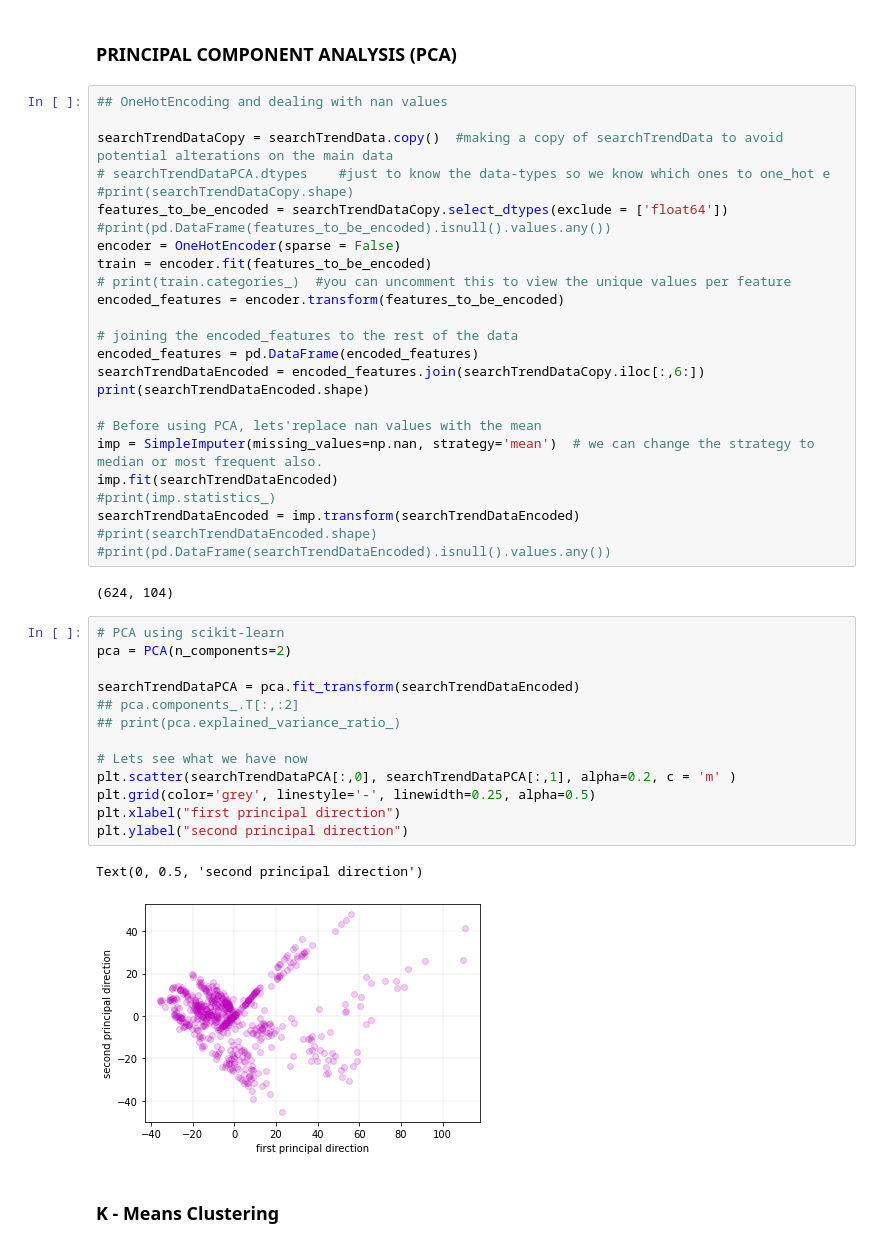
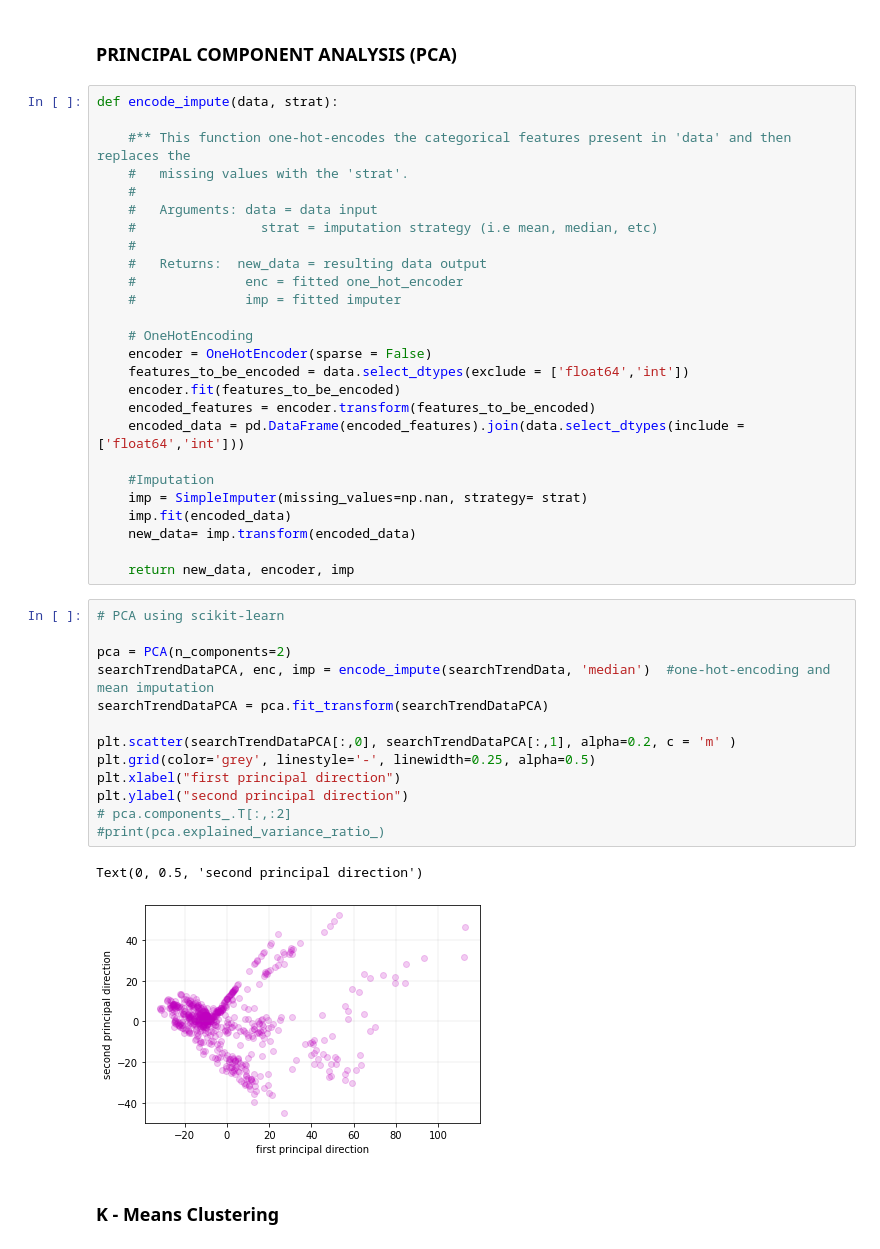
Before and after one commit to lfy05/Covid-19-Search-Trend-ML, a Jupyter notebook: Assignment1.ipynb, the cells around one changed output. Saved outputs shown, nothing was run; the diff lists cells and outputs as text.

```diff
--- a/Assignment1.ipynb
+++ b/Assignment1.ipynb
@@ -259,48 +259,47 @@ del grouped_data_by_week
 ... (3 outputs left out)
 # %% [markdown]
 ### PRINCIPAL COMPONENT ANALYSIS (PCA)
-# %%
-## OneHotEncoding and dealing with nan values
-
-searchTrendDataCopy = searchTrendData.copy()  #making a copy of searchTrendData to avoid potential alterations on the main data
-# searchTrendDataPCA.dtypes    #just to know the data-types so we know which ones to one_hot e
-#print(searchTrendDataCopy.shape)
-features_to_be_encoded = searchTrendDataCopy.select_dtypes(exclude = ['float64'])
-#print(pd.DataFrame(features_to_be_encoded).isnull().values.any())
-encoder = OneHotEncoder(sparse = False)
-train = encoder.fit(features_to_be_encoded)
-# print(train.categories_)  #you can uncomment this to view the unique values per feature
-encoded_features = encoder.transform(features_to_be_encoded)
-
-# joining the encoded_features to the rest of the data
-encoded_features = pd.DataFrame(encoded_features)
-searchTrendDataEncoded = encoded_features.join(searchTrendDataCopy.iloc[:,6:])
-print(searchTrendDataEncoded.shape)
-
-# Before using PCA, lets'replace nan values with the mean
-imp = SimpleImputer(missing_values=np.nan, strategy='mean')  # we can change the strategy to median or most frequent also.
-imp.fit(searchTrendDataEncoded)
-#print(imp.statistics_)
-searchTrendDataEncoded = imp.transform(searchTrendDataEncoded)
-#print(searchTrendDataEncoded.shape)
-#print(pd.DataFrame(searchTrendDataEncoded).isnull().values.any())
-# %% [output]
-(624, 104)
+# %%
+def encode_impute(data, strat):
+
+    #** This function one-hot-encodes the categorical features present in 'data' and then replaces the
+    #   missing values with the 'strat'.
+    #
+    #   Arguments: data = data input
+    #                strat = imputation strategy (i.e mean, median, etc)
+    #
+    #   Returns:  new_data = resulting data output
+    #              enc = fitted one_hot_encoder
+    #              imp = fitted imputer
+
+    # OneHotEncoding
+    encoder = OneHotEncoder(sparse = False)
+    features_to_be_encoded = data.select_dtypes(exclude = ['float64','int'])
+    encoder.fit(features_to_be_encoded)
+    encoded_features = encoder.transform(features_to_be_encoded)
+    encoded_data = pd.DataFrame(encoded_features).join(data.select_dtypes(include = ['float64','int']))
+
+    #Imputation
+    imp = SimpleImputer(missing_values=np.nan, strategy= strat)
+    imp.fit(encoded_data)
+    new_data= imp.transform(encoded_data)
+
+    return new_data, encoder, imp
 # %%
 # PCA using scikit-learn
+
 pca = PCA(n_components=2)
+searchTrendDataPCA, enc, imp = encode_impute(searchTrendData, 'median')  #one-hot-encoding and mean imputation
+searchTrendDataPCA = pca.fit_transform(searchTrendDataPCA)
 
-searchTrendDataPCA = pca.fit_transform(searchTrendDataEncoded)
-## pca.components_.T[:,:2]
-## print(pca.explained_variance_ratio_)
-
-# Lets see what we have now
 plt.scatter(searchTrendDataPCA[:,0], searchTrendDataPCA[:,1], alpha=0.2, c = 'm' )
 plt.grid(color='grey', linestyle='-', linewidth=0.25, alpha=0.5)
 plt.xlabel("first principal direction")
 plt.ylabel("second principal direction")
+# pca.components_.T[:,:2]
+#print(pca.explained_variance_ratio_)
 # %% [output]
 Text(0, 0.5, 'second principal direction')
-[figure, old version]
+[figure, new version]
 # %% [markdown]
 ### K - Means Clustering
```
Also changed, not shown: parts of 19 cells of this notebook.
